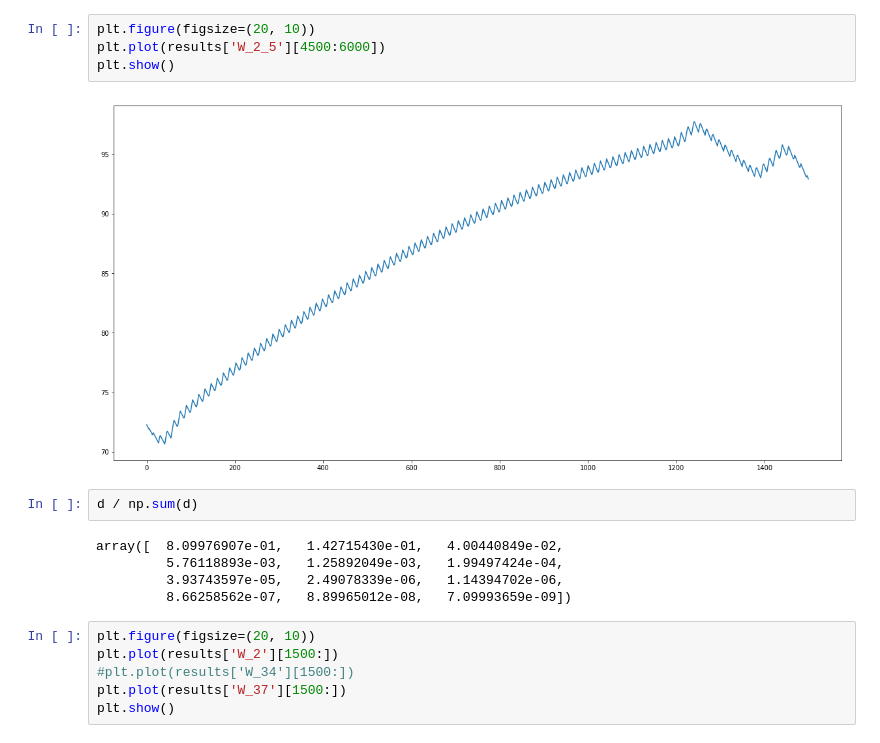
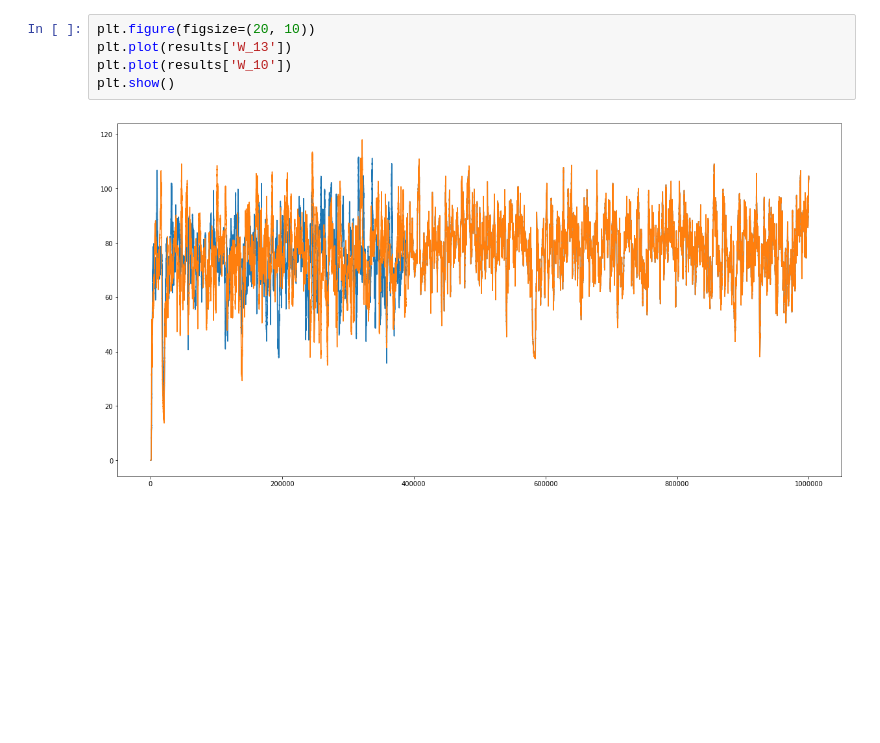
Before and after one commit to dkaravaev/neurodyn, a Jupyter notebook: Original.ipynb, the cells around one changed output. Drawn from its saved outputs; the diff is of its cells as text; blank space fills up the shorter version.

```diff
--- a/Original.ipynb
+++ b/Original.ipynb
@@ -98,19 +48,7 @@ d
 # %%
 plt.figure(figsize=(20, 10))
-plt.plot(results['W_2_5'][4500:6000])
+plt.plot(results['W_13'])
+plt.plot(results['W_10'])
 plt.show()
 # %% [output]
-[figure, old version]
+[figure, new version]
-# %%
-d / np.sum(d)
-# %% [output]
-array([  8.09976907e-01,   1.42715430e-01,   4.00440849e-02,
-         5.76118893e-03,   1.25892049e-03,   1.99497424e-04,
-         3.93743597e-05,   2.49078339e-06,   1.14394702e-06,
-         8.66258562e-07,   8.89965012e-08,   7.09993659e-09])
-# %%
-plt.figure(figsize=(20, 10))
-plt.plot(results['W_2'][1500:])
-#plt.plot(results['W_34'][1500:])
-plt.plot(results['W_37'][1500:])
-plt.show()
```
Also changed, not shown: parts of 24 cells of this notebook, 3 other files.
